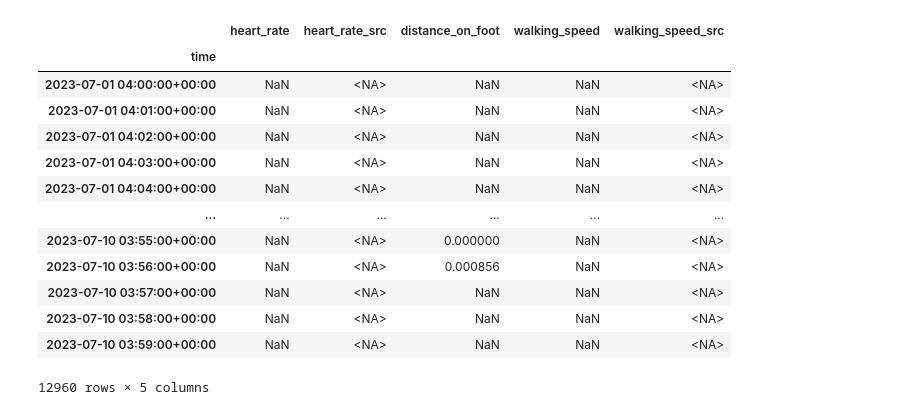
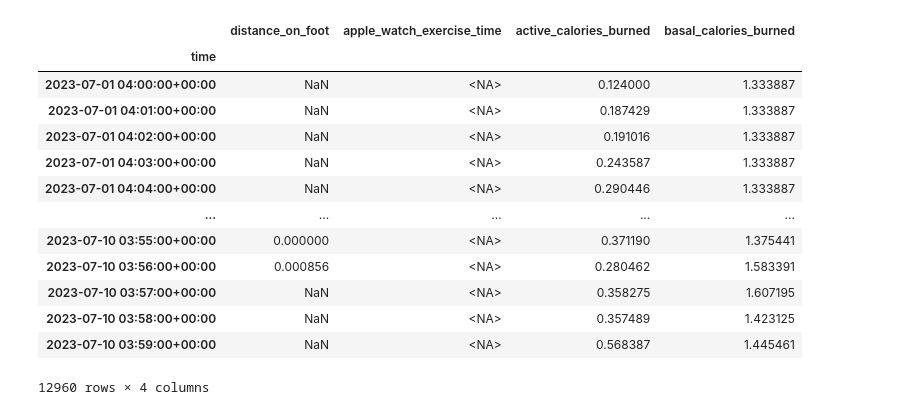
Before and after one commit to fulcradynamics/demos, a Jupyter notebook: notebooks/00_Hello_Fulcra.ipynb, the cells around one changed output. Saved outputs shown, nothing was run; the diff lists cells and outputs as text; code cells hidden in the pictures.

```diff
--- a/notebooks/00_Hello_Fulcra.ipynb
+++ b/notebooks/00_Hello_Fulcra.ipynb
@@ -16,22 +38,26 @@ Authorization succeeded.
 # %%
 df = fulcra.time_series_grouped(
     start_time = "2023-07-01 04:00:00.000Z",
     end_time = "2023-07-10 04:00:00.000Z",
-    metrics=["HeartRate", "DistanceTraveledOnFoot", "WalkingSpeed"]
+    metrics=["DistanceTraveledOnFoot",
+        "AppleWatchExerciseTime",
+        "ActiveCaloriesBurned",
+        "BasalCaloriesBurned"
+    ]
 )
 df
 # %% [output]
-|  | heart_rate | heart_rate_src | distance_on_foot | walking_speed | walking_speed_src |
-| time |  |  |  |  |  |
-| 2023-07-01 04:00:00+00:00 | NaN | <NA> | NaN | NaN | <NA> |
-| 2023-07-01 04:01:00+00:00 | NaN | <NA> | NaN | NaN | <NA> |
-| 2023-07-01 04:02:00+00:00 | NaN | <NA> | NaN | NaN | <NA> |
-| 2023-07-01 04:03:00+00:00 | NaN | <NA> | NaN | NaN | <NA> |
-| 2023-07-01 04:04:00+00:00 | NaN | <NA> | NaN | NaN | <NA> |
-| ... | ... | ... | ... | ... | ... |
-| 2023-07-10 03:55:00+00:00 | NaN | <NA> | 0.000000 | NaN | <NA> |
-| 2023-07-10 03:56:00+00:00 | NaN | <NA> | 0.000856 | NaN | <NA> |
-| 2023-07-10 03:57:00+00:00 | NaN | <NA> | NaN | NaN | <NA> |
-| 2023-07-10 03:58:00+00:00 | NaN | <NA> | NaN | NaN | <NA> |
-| 2023-07-10 03:59:00+00:00 | NaN | <NA> | NaN | NaN | <NA> |
+|  | distance_on_foot | apple_watch_exercise_time | active_calories_burned | basal_calories_burned |
+| time |  |  |  |  |
+| 2023-07-01 04:00:00+00:00 | NaN | <NA> | 0.124000 | 1.333887 |
+| 2023-07-01 04:01:00+00:00 | NaN | <NA> | 0.187429 | 1.333887 |
+| 2023-07-01 04:02:00+00:00 | NaN | <NA> | 0.191016 | 1.333887 |
+| 2023-07-01 04:03:00+00:00 | NaN | <NA> | 0.243587 | 1.333887 |
+| 2023-07-01 04:04:00+00:00 | NaN | <NA> | 0.290446 | 1.333887 |
+| ... | ... | ... | ... | ... |
+| 2023-07-10 03:55:00+00:00 | 0.000000 | <NA> | 0.371190 | 1.375441 |
+| 2023-07-10 03:56:00+00:00 | 0.000856 | <NA> | 0.280462 | 1.583391 |
+| 2023-07-10 03:57:00+00:00 | NaN | <NA> | 0.358275 | 1.607195 |
+| 2023-07-10 03:58:00+00:00 | NaN | <NA> | 0.357489 | 1.423125 |
+| 2023-07-10 03:59:00+00:00 | NaN | <NA> | 0.568387 | 1.445461 |
-12960 rows × 5 columns
+12960 rows × 4 columns
```
Also changed, not shown: parts of 7 cells of this notebook.
